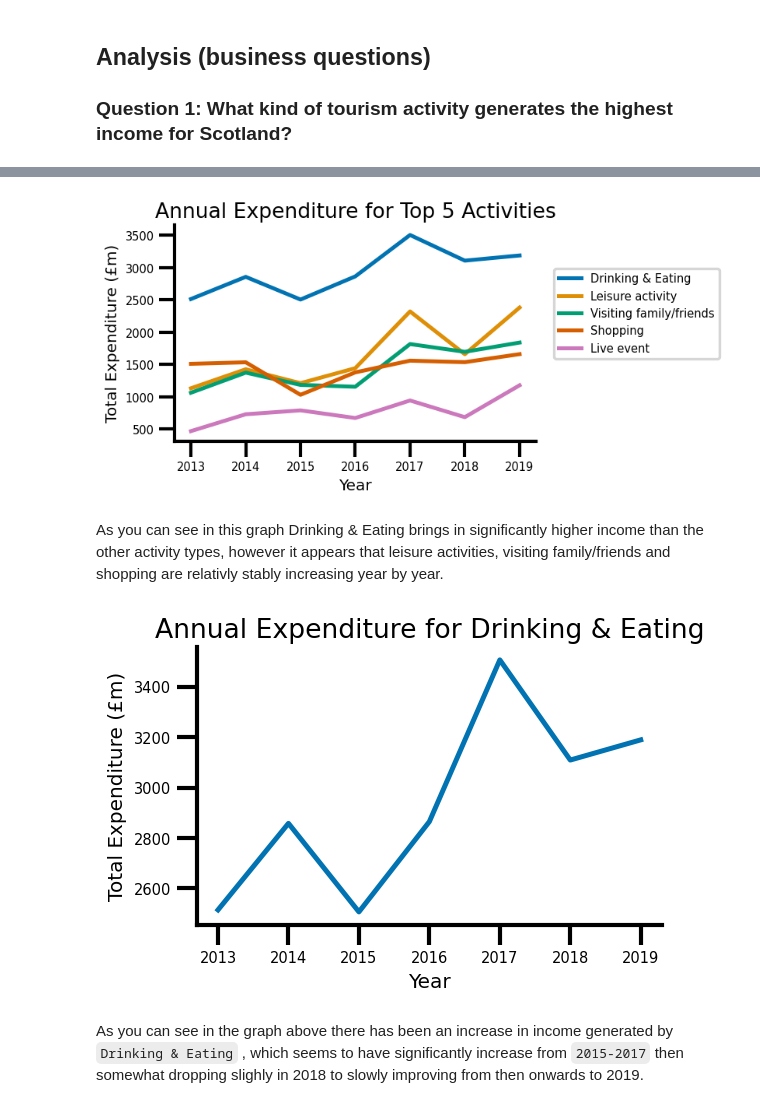
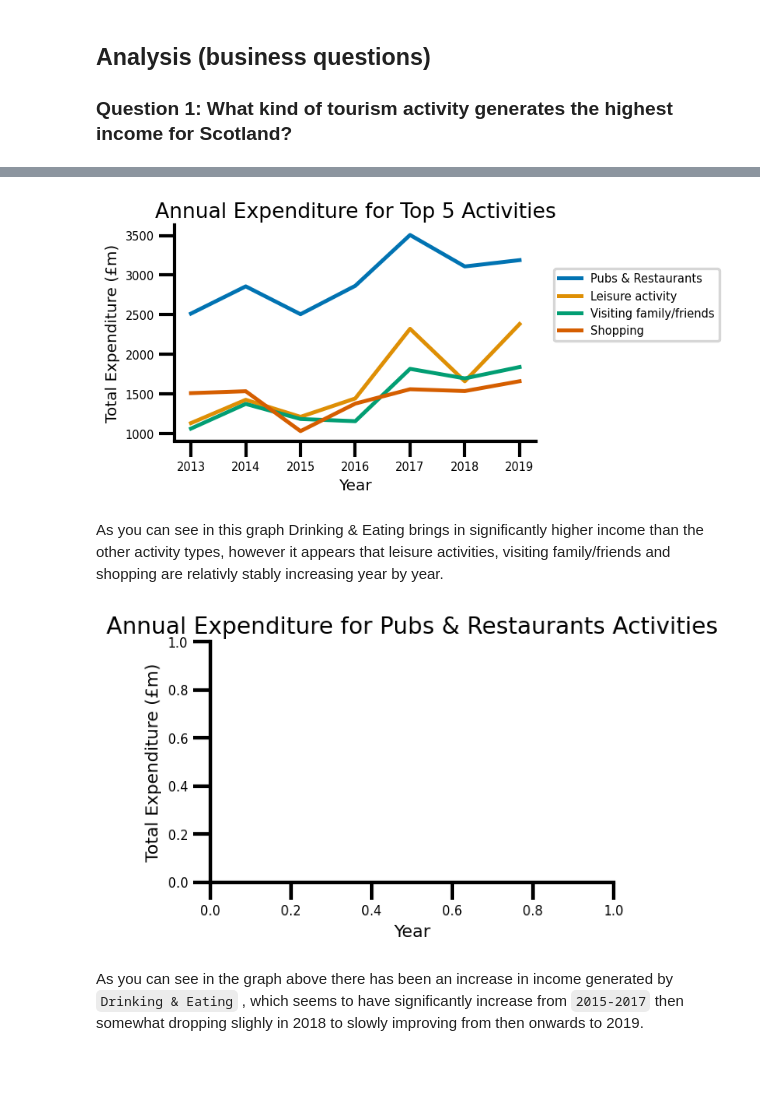
Before and after one commit to mjmarr/visit_scotland_final_project, a Jupyter notebook: Analysis.ipynb, the cells around one changed output, grey strips where cells are left out. Saved outputs shown, nothing was run; the diff lists cells and outputs as text; code cells hidden in the pictures; blank space fills up the shorter version.

```diff
--- a/Analysis.ipynb
+++ b/Analysis.ipynb
@@ -124,6 +103,6 @@ activity_q1_1.query("activity_type.isin(['Drinking & Eating', 'Leisure activity'
 # %%
 sns.lineplot(
-    data=activity_q1_1.query("activity_type.isin(['Drinking & Eating', 'Leisure activity','Shopping', 'Visiting family/friends','Live event'])"),
+    data=activity_q1_1.query("activity_type.isin(['Pubs & Restaurants', 'Leisure activity','Shopping', 'Visiting family/friends','Live event'])"),
     x='year', y='total_expenditure_per_year', hue='activity_type', palette='colorblind')
 sns.despine()
 plt.legend(bbox_to_anchor=(1.05, 0.8), loc='upper left', borderaxespad=0)
@@ -131,19 +110,19 @@ plt.xlabel("Year", fontsize = 12)
 plt.ylabel("Total Expenditure (£m)" , fontsize = 12)
 plt.title('Annual Expenditure for Top 5 Activities' , fontsize = 16);
 # %% [output]
-[figure, old version]
+[figure, new version]
 # %% [markdown]
 As you can see in this graph Drinking & Eating brings in significantly higher income than the other activity types, however it appears that leisure activities, visiting family/friends and shopping are relativly stably increasing year by year.
 # %%
 sns.lineplot(
     data=activity_q1_1.query("activity_type == 'Drinking & Eating'"),
     x='year', y='total_expenditure_per_year', color='#0173b2')
 sns.despine()
 plt.xlabel("Year", fontsize = 12)
 plt.ylabel("Total Expenditure (£m)" , fontsize = 12)
-plt.title('Annual Expenditure for Drinking & Eating' , fontsize = 16);
+plt.title('Annual Expenditure for Pubs & Restaurants Activities' , fontsize = 16);
 # %% [output]
-[figure, old version]
+[figure, new version]
 # %% [markdown]
 As you can see in the graph above there has been an increase in income generated by `Drinking & Eating` , which seems to have significantly increase from `2015-2017` then somewhat dropping slighly in 2018 to slowly improving from then onwards to 2019.
 # %% [markdown]
```
Also changed, not shown: parts of 18 cells of this notebook, 2 other files.
